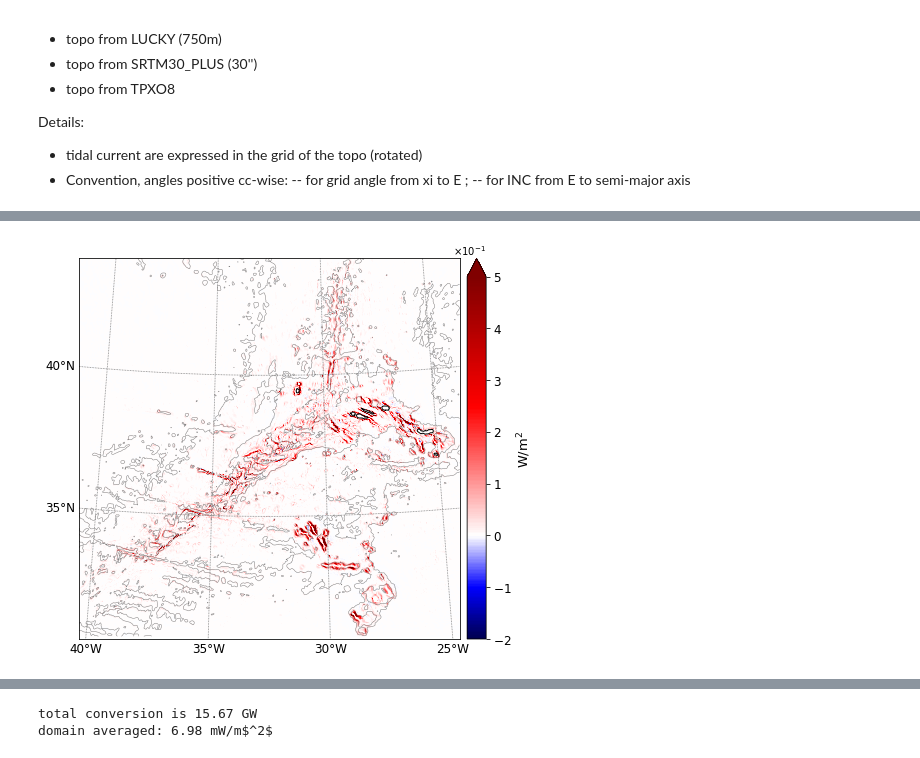
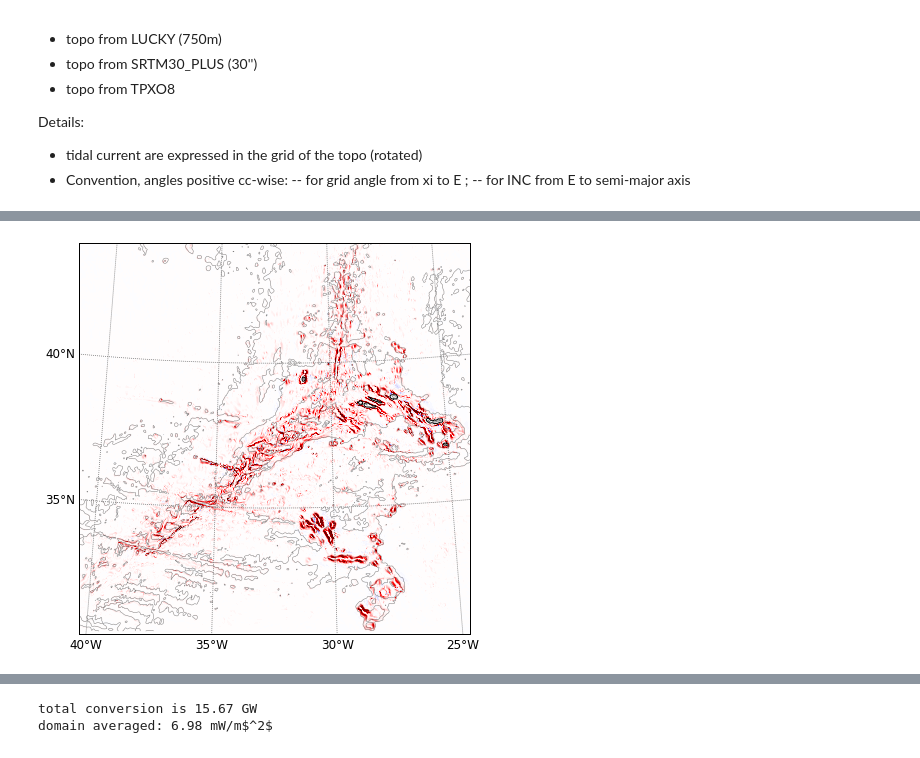
Before and after one commit to NoeLahaye/Int_Tide_Conv, a Jupyter notebook: Nycander_conv.ipynb, the cells around one changed output, grey strips where cells are left out. Saved outputs shown, nothing was run; the diff lists cells and outputs as text; code cells hidden in the pictures.

```diff
--- a/Nycander_conv.ipynb
+++ b/Nycander_conv.ipynb
@@ -266,43 +265,44 @@ grdcol='gray'   # grid color
 mascale = 'linear'# "log" #
 
 if mascale == "linear":
-    valmax = 0.5
-    valmin = -0.2
+    valmax = 0.25
+    valmin = -0.1
 elif mascale == 'log':
     valmin = 1e-6
     valmax = 0.1
     levels = np.logspace(np.log10(valmin),np.log10(valmax),11)
 
 ### do the plot
 fig = plt.figure(figsize=(8,7))
 ax = plt.subplot(111)
 bm = Basemap(projection=proj,resolution=res,lon_0=lon_h.mean(),
         lat_0=lat_h.mean(),width=Lx,height=Ly)
 xx, yy = bm(lon_h.T, lat_h.T)
 bm.drawcoastlines(color='black')
 bm.fillcontinents(color='white')
 bm.drawparallels(np.arange(-60,70,stride),labels=[1,0,0,0],linewidth=0.8,\
                 fontsize=fs,color=grdcol)
 bm.drawmeridians(np.arange(-100,100,stride),labels=[0,0,0,1],linewidth=0.8,\
                 fontsize=fs,color=grdcol)
 
 bm.contour(xx,yy,hplot,zlevs,colors=topocol,linewidths=0.5,alpha=0.5)
 if mascale == 'linear':
     hpc = bm.pcolormesh(xx,yy,np.ma.masked_array(toplot,mask),vmax=valmax,\
                       vmin=valmin,norm=norm,cmap=cmap)
-    hcb = bm.colorbar(hpc,extend='max')
-    hcb.formatter.set_powerlimits((-1, 1))
-    hcb.formatter.set_useMathText(True)
-    #cb.set_ticks(np.arange(-0.2,0.6,0.1))
-    hcb.update_ticks()
+    #hcb = bm.colorbar(hpc,extend='max')
+    #hcb.formatter.set_powerlimits((-1, 1))
+    ##hcb.formatter.set_useMathText(True)
+    ##cb.set_ticks(np.arange(-0.2,0.6,0.1))
+    #hcb.update_ticks()
 elif mascale == 'log':
     hpc = bm.contourf(xx,yy,np.ma.masked_array(toplot,mask),levels,cmap=cmap,norm = LogNorm(),linestyles=None)
     hcb = bm.colorbar(hpc)
 #for item in hpc.collections:
 #    item.set_rasterized('True')
-hcb.ax.tick_params(labelsize=fs)
+#hcb.ax.tick_params(labelsize=fs)
 
-hcb.set_label(r'$W/m^2$',fontsize=fs+1)
-plt.savefig(picdir+'Ct_LUCKY_TPXO8_{}.png'.format(mascale),magnification='auto',dpi=200,bbox_inches='tight')
+#hcb.set_label(r'$W/m^2$',fontsize=fs+1)
+#plt.savefig(picdir+'Ct_LUCKY_TPXO8_{}.png'.format(mascale),magnification='auto',dpi=200,bbox_inches='tight')
+plt.savefig(picdir+"Ct_LUCKY_TPXO8_slides.png",magnification='auto',dpi=250,bbox_inches='tight')
 # %% [output]
-[figure, old version]
+[figure, new version]
```
Also changed, not shown: parts of 5 cells of this notebook, 3 other files.
